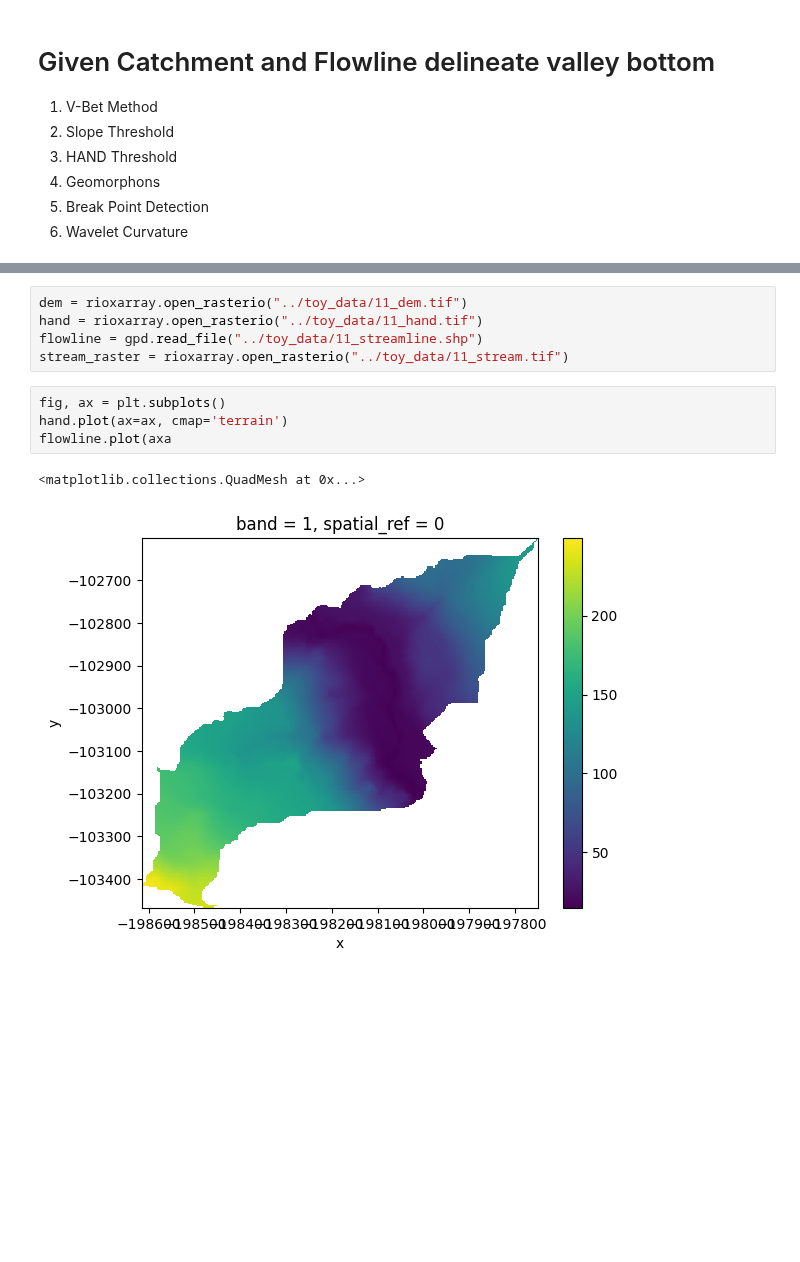
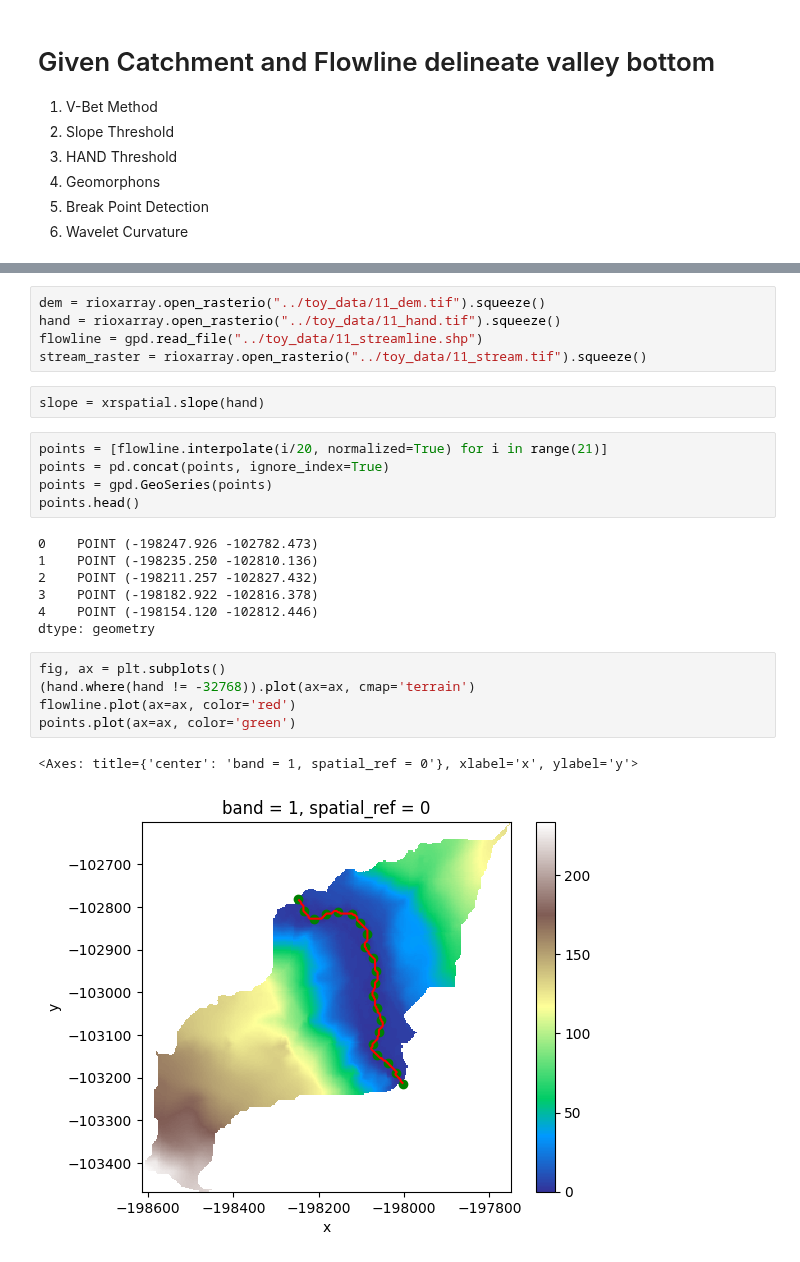
Before and after one commit to avkoehl/valleys, a Jupyter notebook: notebooks/valley_bottom_delineation.ipynb, the cells around one changed output, grey strips where cells are left out. Drawn from its saved outputs; the diff is of its cells as text; blank space fills up the shorter version.

```diff
--- a/notebooks/valley_bottom_delineation.ipynb
+++ b/notebooks/valley_bottom_delineation.ipynb
@@ -13,12 +41,27 @@ import geopandas as gpd
 # %%
-dem = rioxarray.open_rasterio("../toy_data/11_dem.tif")
-hand = rioxarray.open_rasterio("../toy_data/11_hand.tif")
+dem = rioxarray.open_rasterio("../toy_data/11_dem.tif").squeeze()
+hand = rioxarray.open_rasterio("../toy_data/11_hand.tif").squeeze()
 flowline = gpd.read_file("../toy_data/11_streamline.shp")
-stream_raster = rioxarray.open_rasterio("../toy_data/11_stream.tif")
+stream_raster = rioxarray.open_rasterio("../toy_data/11_stream.tif").squeeze()
+# %%
+slope = xrspatial.slope(hand)
+# %%
+points = [flowline.interpolate(i/20, normalized=True) for i in range(21)]
+points = pd.concat(points, ignore_index=True)
+points = gpd.GeoSeries(points)
+points.head()
+# %% [output]
+0    POINT (-198247.926 -102782.473)
+1    POINT (-198235.250 -102810.136)
+2    POINT (-198211.257 -102827.432)
+3    POINT (-198182.922 -102816.378)
+4    POINT (-198154.120 -102812.446)
+dtype: geometry
 # %%
 fig, ax = plt.subplots()
-hand.plot(ax=ax, cmap='terrain')
-flowline.plot(axa
+(hand.where(hand != -32768)).plot(ax=ax, cmap='terrain')
+flowline.plot(ax=ax, color='red')
+points.plot(ax=ax, color='green')
 # %% [output]
-<matplotlib.collections.QuadMesh at 0x...>
+<Axes: title={'center': 'band = 1, spatial_ref = 0'}, xlabel='x', ylabel='y'>
-[figure, old version]
+[figure, new version]
```
Also changed, not shown: parts of 5 cells of this notebook, 1 other file.
